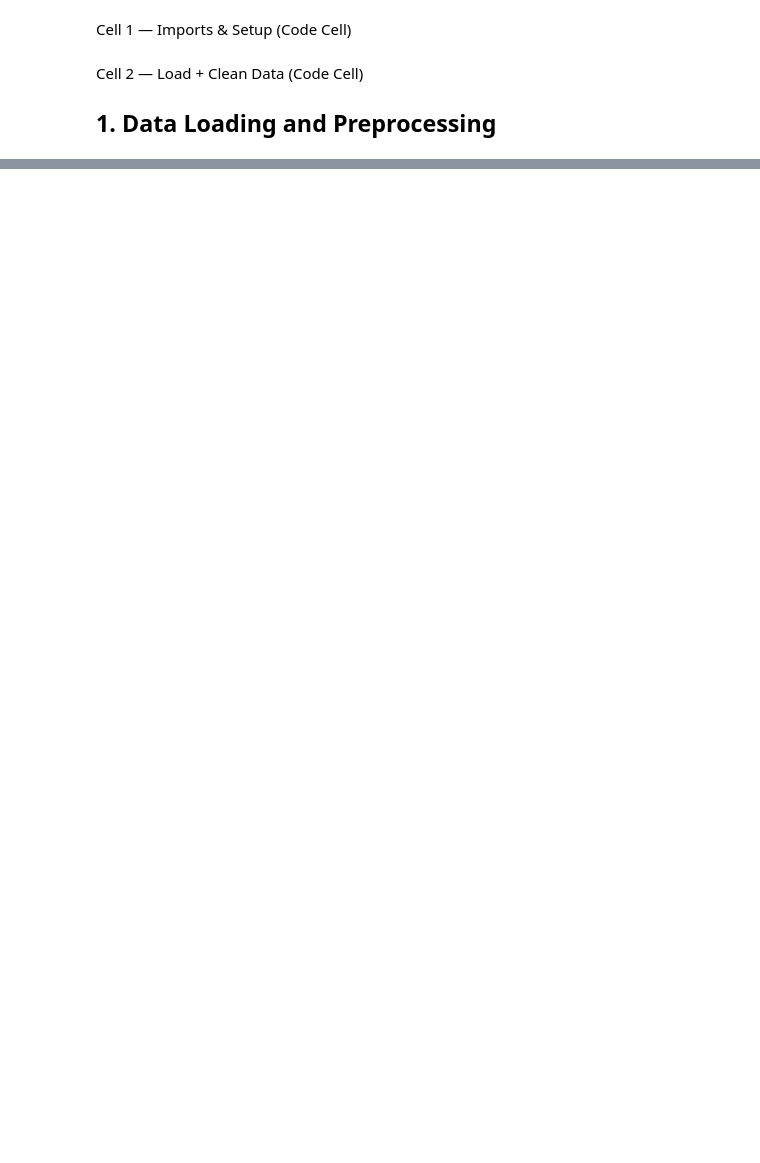
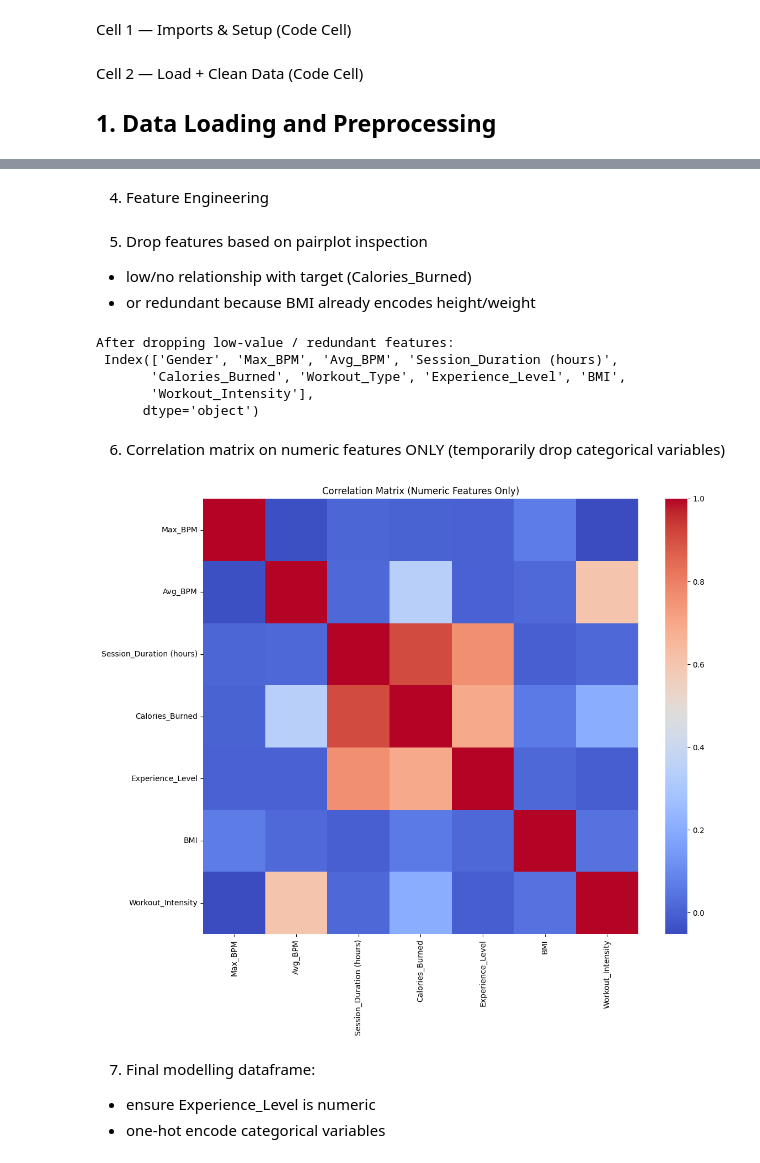
Before and after one commit to alifarhangi1/FitPredict, a Jupyter notebook: FitPredict/MLPV2.ipynb, the cells around one changed output, grey strips where cells are left out. Saved outputs shown, nothing was run; the diff lists cells and outputs as text; code cells hidden in the pictures; blank space fills up the shorter version.

```diff
--- a/FitPredict/MLPV2.ipynb
+++ b/FitPredict/MLPV2.ipynb
@@ -47,0 +54,12 @@ df.head()
+# %%
+num_cols = df.select_dtypes(include=[np.number]).columns
+cat_cols = df.select_dtypes(exclude=[np.number]).columns
+
+# Numeric: fill with column means
+df[num_cols] = df[num_cols].fillna(df[num_cols].mean())
+
+# Categorical: fill with most frequent value (mode)
+for col in cat_cols:
+    df[col] = df[col].fillna(df[col].mode()[0])
+# %% [markdown]
+4. Feature Engineering
@@ -47,0 +69,50 @@ df.head()
+# %% [markdown]
+ 5. Drop features based on pairplot inspection
+   - low/no relationship with target (Calories_Burned)
+   - or redundant because BMI already encodes height/weight
+# %%
+drop_from_pairplot = [
+    'Age',
+    'Resting_BPM',
+    'Water_Intake (liters)',
+    'Workout_Frequency (days/week)',
+    'Fat_Percentage',
+    'Weight (kg)',
+    'Height (m)'
+]
+
+# Only drop columns that actually exist (defensive)
+drop_from_pairplot = [c for c in drop_from_pairplot if c in df.columns]
+
+df_reduced = df.drop(columns=drop_from_pairplot)
+print("After dropping low-value / redundant features:\n", df_reduced.columns, "\n")
+# %% [output]
+After dropping low-value / redundant features:
+ Index(['Gender', 'Max_BPM', 'Avg_BPM', 'Session_Duration (hours)',
+       'Calories_Burned', 'Workout_Type', 'Experience_Level', 'BMI',
+       'Workout_Intensity'],
+      dtype='object')
+# %% [markdown]
+ 6. Correlation matrix on numeric features ONLY
+    (temporarily drop categorical variables)
+# %%
+df_corr = df_reduced.drop(columns=['Gender', 'Workout_Type'])
+
+plt.figure(figsize=(12, 10))
+corr_matrix = df_corr.corr()
+sns.heatmap(
+    corr_matrix,
+    cbar=True,
+    annot=False,
+    square=True,
+    cmap="coolwarm"
+)
+plt.title("Correlation Matrix (Numeric Features Only)")
+plt.tight_layout()
+plt.show()
+# %% [output]
+[figure, added]
+# %% [markdown]
+ 7. Final modelling dataframe:
+ - ensure Experience_Level is numeric
+ - one-hot encode categorical variables
```
Also changed, not shown: parts of 16 cells of this notebook, 1 other file.
